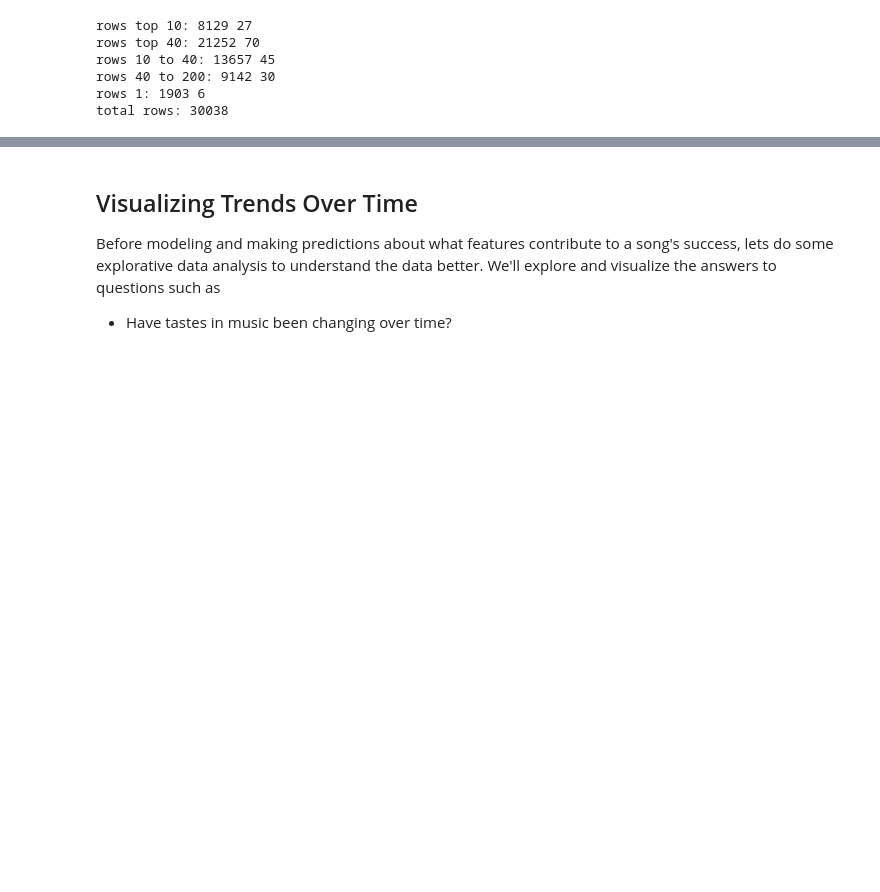
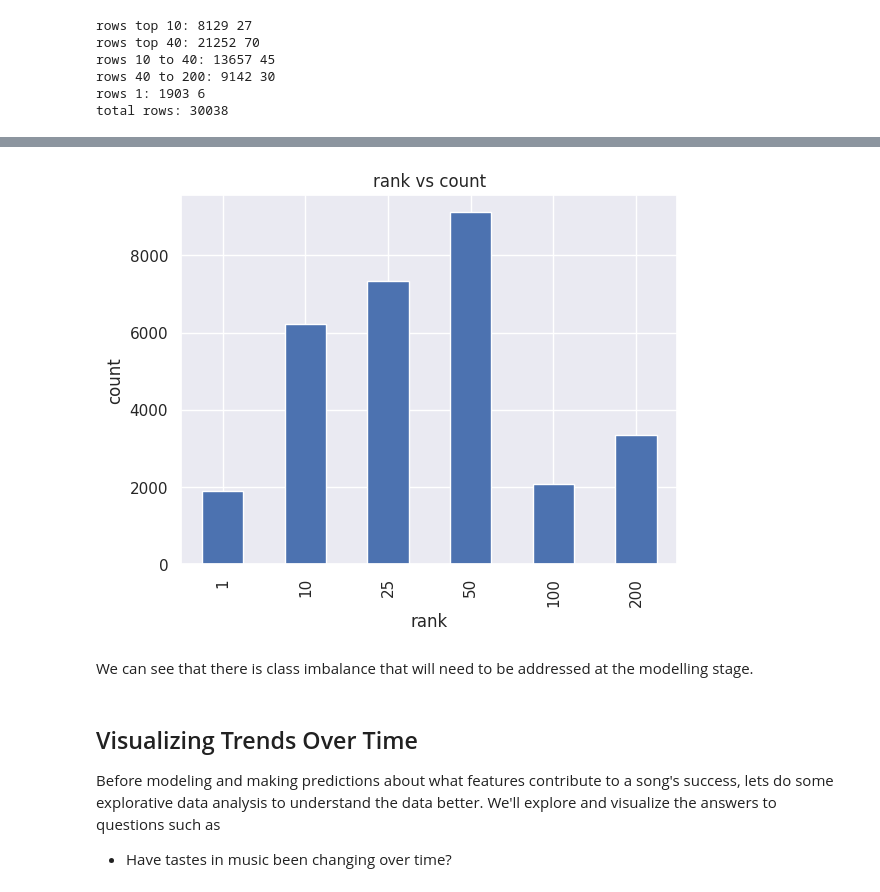
Before and after one commit to Joseph-Willem-Ricci/5450-final-project, a Jupyter notebook: CIS5450_Project.ipynb, the cells around one changed output, grey strips where cells are left out. Drawn from its saved outputs; the diff is of its cells as text; code cells hidden in the pictures; blank space fills up the shorter version.

```diff
--- a/CIS5450_Project.ipynb
+++ b/CIS5450_Project.ipynb
@@ -1387,0 +1403,4 @@ total rows: 30038
+# %%
+# Create a new column with rank groups based on the rank
+df_final['rank_group'] = pd.cut(df_final['rank'], bins=[0, 1, 10, 25,50, 100, 200], labels=[1, 10, 25,50, 100, 200])
+df_final.head()
@@ -1388,3 +1415,21 @@ total rows: 30038
+# %%
+# group and plot the data again
+df_final_rank_groups = df_final.groupby("rank_group")['title'].count()
+
+# plot the data
+df_final_rank_groups.plot(x='rank_group', y='title', kind='bar')
+
+# set the plot title and axis labels
+plt.title('rank vs count')
+plt.xlabel('rank')
+plt.ylabel('count')
+
+# show the plot
+plt.show()
+# %% [output]
+[figure, added]
+# %% [markdown]
+We can see that there is class imbalance that will need to be addressed at the modelling stage.
 # %% [markdown]
 ## Visualizing Trends Over Time
 
```
Also changed, not shown: parts of 16 cells of this notebook.
